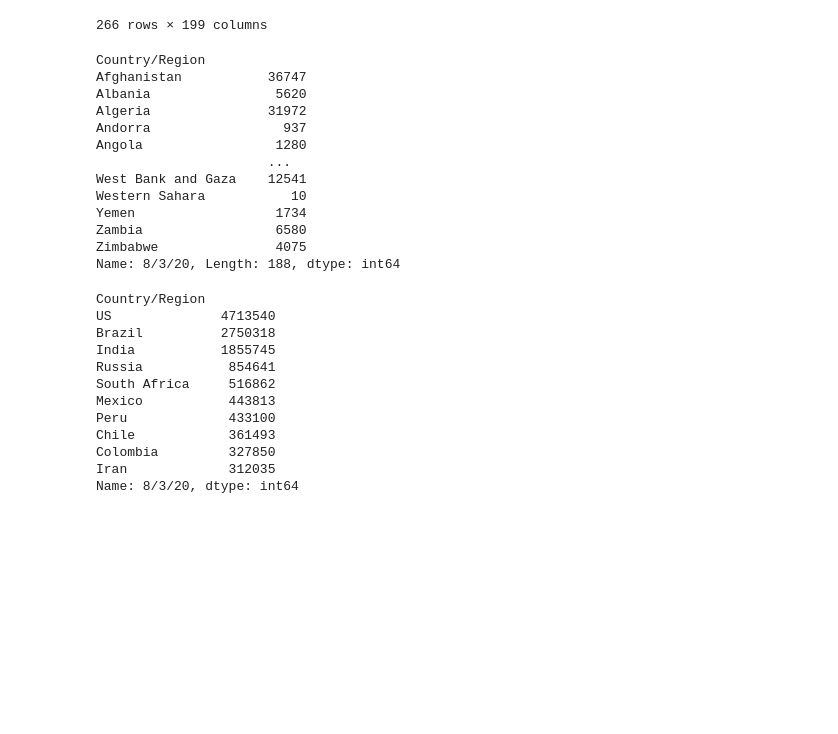
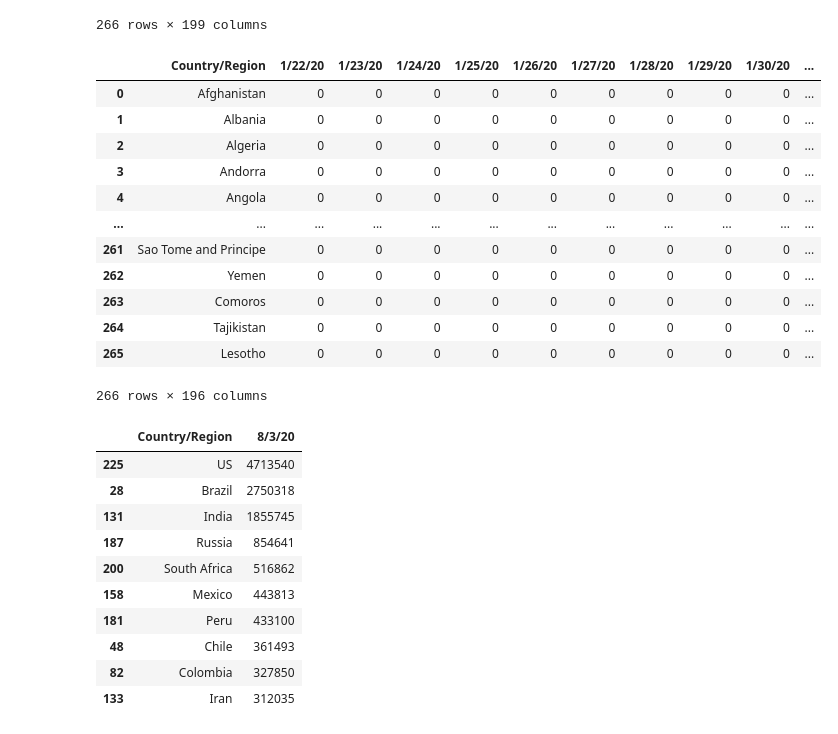
Before and after one commit to Tisks/Covid-Big-Data, a Jupyter notebook: Grafico_mundial_subplot_HumData.ipynb, the cells around one changed output. Cells and saved outputs as stored; diff of their text form; code cells hidden in the pictures; blank space fills up the shorter version.

Commit message:
datos para graficar con los 10 paises listo

```diff
--- a/Grafico_mundial_subplot_HumData.ipynb
+++ b/Grafico_mundial_subplot_HumData.ipynb
@@ -20,41 +20,45 @@ df
 | 264 | NaN | Tajikistan | 38.861000 | 71.276100 | 0 | 0 | 0 | 0 | 0 | ... |
 | 265 | NaN | Lesotho | -29.610000 | 28.233600 | 0 | 0 | 0 | 0 | 0 | ... |
 266 rows × 199 columns
-# %%
-#Agrupar paises
-agrupado_pais=df.groupby('Country/Region').sum()
-#dejar solo el pais con su acumulado de casos a la fecha
-df1 = agrupado_pais.iloc[:,-1]
-df1
-# %% [output]
-Country/Region
-Afghanistan           36747
-Albania                5620
-Algeria               31972
-Andorra                 937
-Angola                 1280
-                      ...
-West Bank and Gaza    12541
-Western Sahara           10
-Yemen                  1734
-Zambia                 6580
-Zimbabwe               4075
-Name: 8/3/20, Length: 188, dtype: int64
-# %%
-#ordenar decendente los datos y mostrar los 10 primeros
-df1=df1.sort_values(ascending=False)
-df1.head(10)
-#Despues dejar la limpieza y obtener los 10 como funcion
-# %% [output]
-Country/Region
-US              4713540
-Brazil          2750318
-India           1855745
-Russia           854641
-South Africa     516862
-Mexico           443813
-Peru             433100
-Chile            361493
-Colombia         327850
-Iran             312035
-Name: 8/3/20, dtype: int64
+# %%
+#Agrupar paises
+agrupado_pais=df.groupby('Country/Region').sum()
+#limpiar columnas que no sirven
+df = df.drop(['Province/State', 'Lat', 'Long'], axis=1)
+df
+# %% [output]
+|  | Country/Region | 1/22/20 | 1/23/20 | 1/24/20 | 1/25/20 | 1/26/20 | 1/27/20 | 1/28/20 | 1/29/20 | 1/30/20 | ... |
+| 0 | Afghanistan | 0 | 0 | 0 | 0 | 0 | 0 | 0 | 0 | 0 | ... |
+| 1 | Albania | 0 | 0 | 0 | 0 | 0 | 0 | 0 | 0 | 0 | ... |
+| 2 | Algeria | 0 | 0 | 0 | 0 | 0 | 0 | 0 | 0 | 0 | ... |
+| 3 | Andorra | 0 | 0 | 0 | 0 | 0 | 0 | 0 | 0 | 0 | ... |
+| 4 | Angola | 0 | 0 | 0 | 0 | 0 | 0 | 0 | 0 | 0 | ... |
+| ... | ... | ... | ... | ... | ... | ... | ... | ... | ... | ... | ... |
+| 261 | Sao Tome and Principe | 0 | 0 | 0 | 0 | 0 | 0 | 0 | 0 | 0 | ... |
+| 262 | Yemen | 0 | 0 | 0 | 0 | 0 | 0 | 0 | 0 | 0 | ... |
+| 263 | Comoros | 0 | 0 | 0 | 0 | 0 | 0 | 0 | 0 | 0 | ... |
+| 264 | Tajikistan | 0 | 0 | 0 | 0 | 0 | 0 | 0 | 0 | 0 | ... |
+| 265 | Lesotho | 0 | 0 | 0 | 0 | 0 | 0 | 0 | 0 | 0 | ... |
+266 rows × 196 columns
+# %%
+#encontrar 10 paises con maximo contagio (hacerlo fc y adaptarlo a paises con mas muertes)
+
+dates=df.columns
+df0 = df.drop(columns=dates[1:-1], axis=1)
+#ordenar de mayor a menor por cantidad de contagiados
+df0=df0.sort_values(by=dates[-1],ascending=False)
+#mostrar solo primeros 10
+df0=df0.head(10)
+df0
+# %% [output]
+|  | Country/Region | 8/3/20 |
+| 225 | US | 4713540 |
+| 28 | Brazil | 2750318 |
+| 131 | India | 1855745 |
+| 187 | Russia | 854641 |
+| 200 | South Africa | 516862 |
+| 158 | Mexico | 443813 |
+| 181 | Peru | 433100 |
+| 48 | Chile | 361493 |
+| 82 | Colombia | 327850 |
+| 133 | Iran | 312035 |
```
Also changed, not shown: parts of 1 cell of this notebook.
